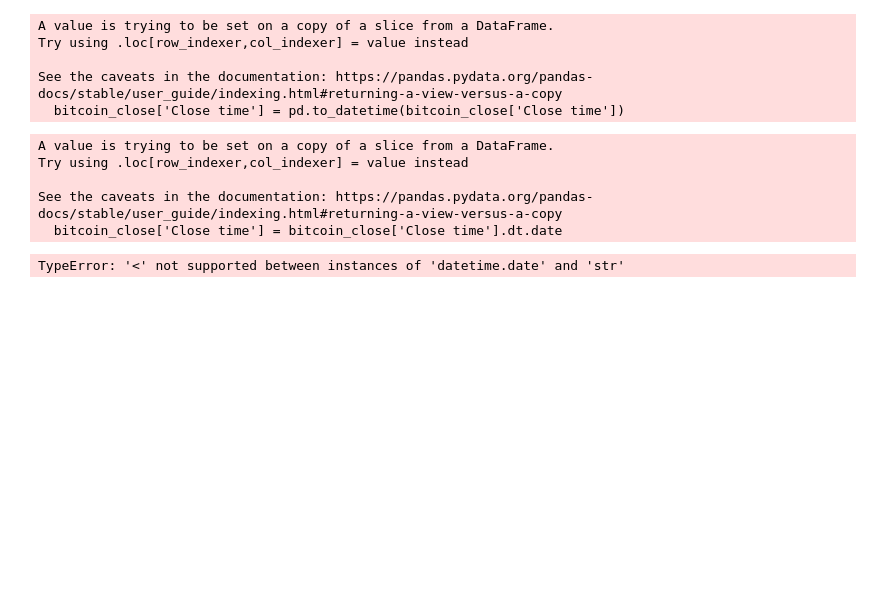
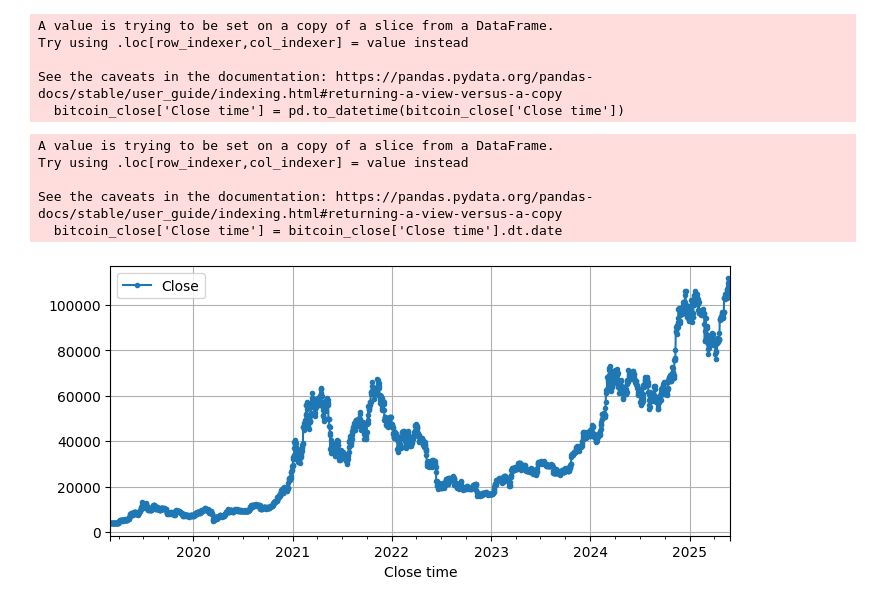
Before and after one commit to stachuapa123/RNNs_in_action, a Jupyter notebook: crypto_analysis.ipynb, the cells around one changed output. Cells and saved outputs as stored; diff of their text form; code cells hidden in the pictures; blank space fills up the shorter version.

```diff
--- a/crypto_analysis.ipynb
+++ b/crypto_analysis.ipynb
@@ -53,8 +62,9 @@ See the caveats in the documentation: https://pandas.pydata.org/pandas-docs/stab
   bitcoin_close['Close time'] = bitcoin_close['Close time'].dt.date
 # %%
 bitcoin_close = bitcoin_close.set_index('Close time')
+bitcoin_close.index = pd.to_datetime(bitcoin_close.index)# this is important, it fixes the index
 # %%
-bitcoin_close["2019-03":"2019-05"].plot(grid=True, marker=".", figsize=(8, 3.5))
+bitcoin_close["2019-03":"2025-05"].plot(grid=True, marker=".", figsize=(8, 3.5))
 plt.show()
 # %% [output]
-TypeError: '<' not supported between instances of 'datetime.date' and 'str'
+[figure, added]
```
Also changed, not shown: parts of 4 cells of this notebook.
